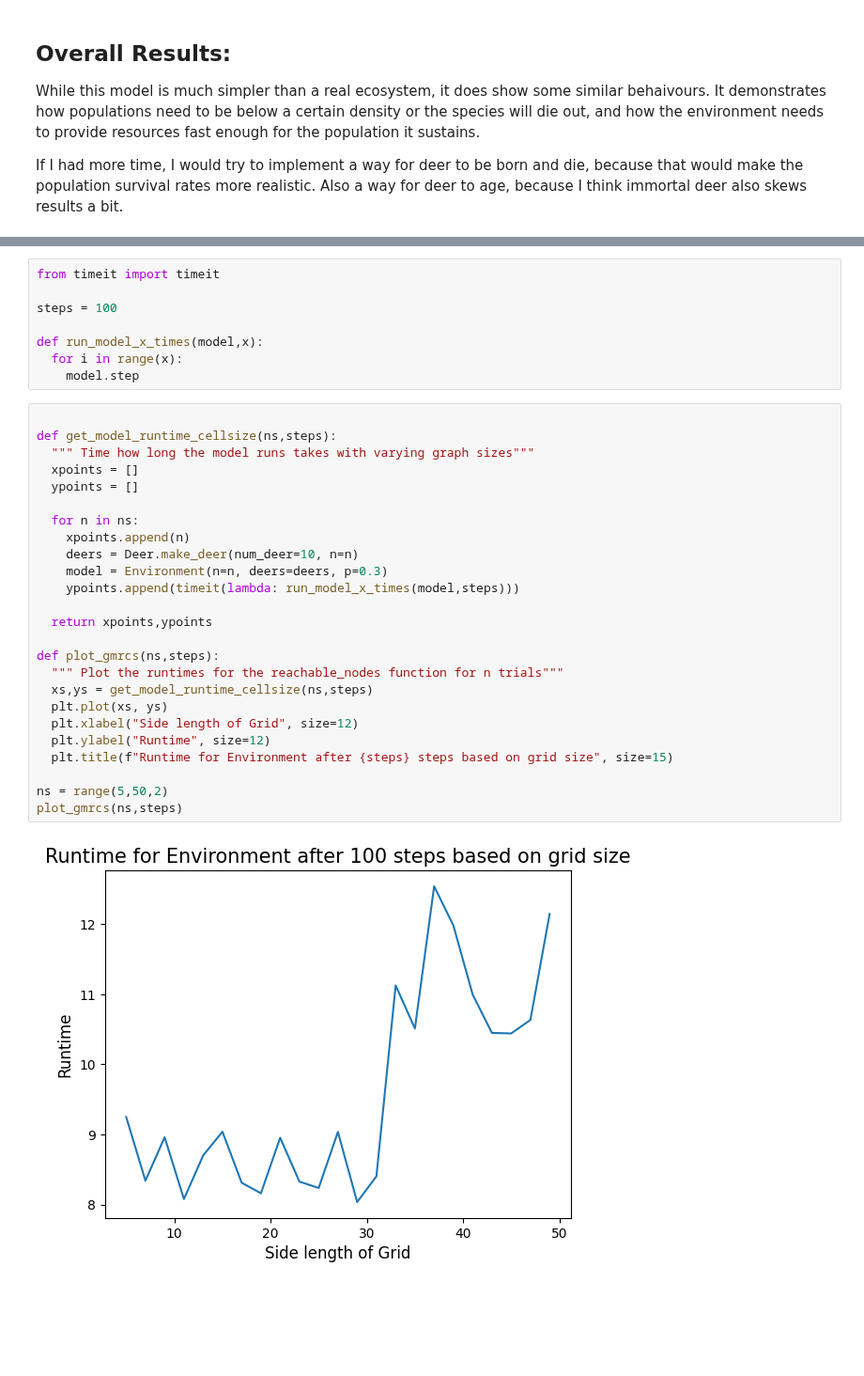
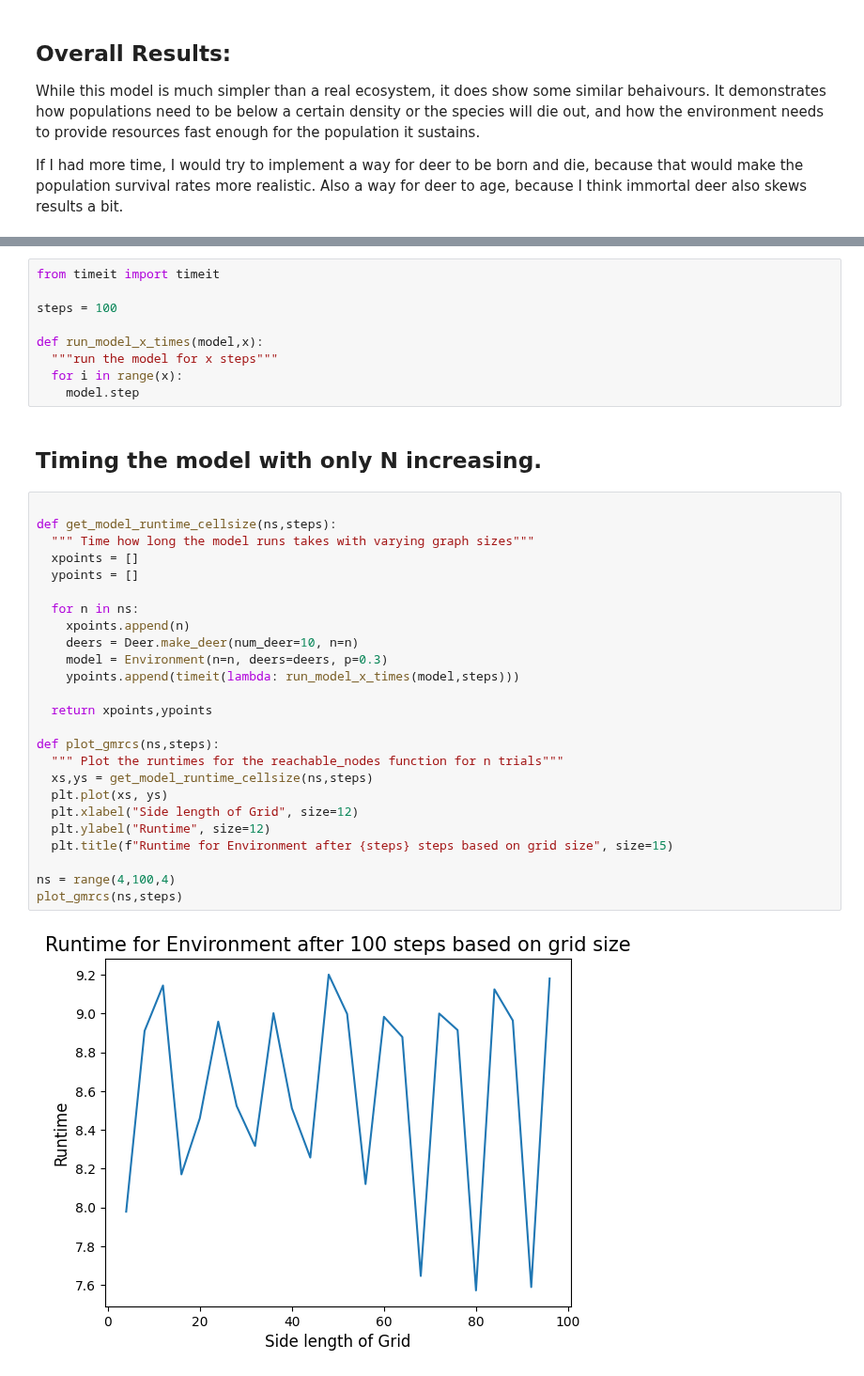
Before and after one commit to alirempel/cap-comp215, a Jupyter notebook: project2.ipynb, the cells around one changed output, grey strips where cells are left out. Shown at 94% size. Saved outputs shown, nothing was run; the diff lists cells and outputs as text; blank space fills up the shorter version.

```diff
--- a/project2.ipynb
+++ b/project2.ipynb
@@ -406,32 +410,35 @@ from timeit import timeit
 steps = 100
 
 def run_model_x_times(model,x):
+  """run the model for x steps"""
   for i in range(x):
     model.step
+# %% [markdown]
+## Timing the model with only **N**  increasing.
 # %%
 
 def get_model_runtime_cellsize(ns,steps):
   """ Time how long the model runs takes with varying graph sizes"""
   xpoints = []
   ypoints = []
 
   for n in ns:
     xpoints.append(n)
     deers = Deer.make_deer(num_deer=10, n=n)
     model = Environment(n=n, deers=deers, p=0.3)
     ypoints.append(timeit(lambda: run_model_x_times(model,steps)))
 
   return xpoints,ypoints
 
 def plot_gmrcs(ns,steps):
   """ Plot the runtimes for the reachable_nodes function for n trials"""
   xs,ys = get_model_runtime_cellsize(ns,steps)
   plt.plot(xs, ys)
   plt.xlabel("Side length of Grid", size=12)
   plt.ylabel("Runtime", size=12)
   plt.title(f"Runtime for Environment after {steps} steps based on grid size", size=15)
 
-ns = range(5,50,2)
+ns = range(4,100,4)
 plot_gmrcs(ns,steps)
 # %% [output]
-[figure, old version]
+[figure, new version]
```
Also changed, not shown: parts of 3 cells of this notebook.
